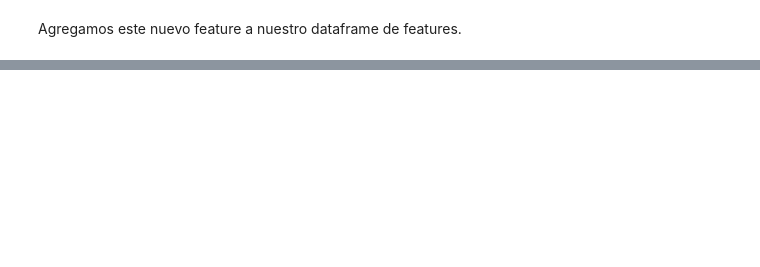
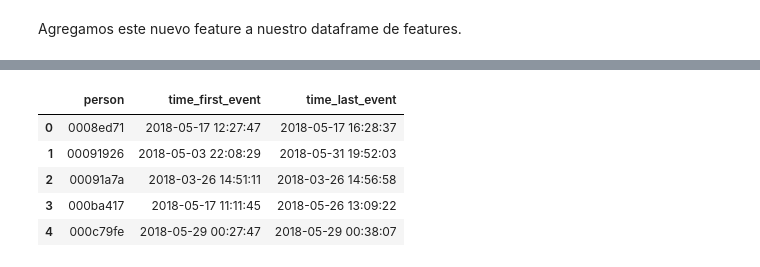
Before and after one commit to gabyrobles93/7506-TP2-MachineLearning, a Jupyter notebook: notebooks/ariel_feature_eng.ipynb, the cells around one changed output, grey strips where cells are left out. Cells and saved outputs as stored; diff of their text form; code cells hidden in the pictures; blank space fills up the shorter version.

```diff
--- a/notebooks/ariel_feature_eng.ipynb
+++ b/notebooks/ariel_feature_eng.ipynb
@@ -174,0 +173,14 @@ user_features.to_csv('features_ariel.csv')
+# %%
+personas_y_times = eventos.groupby(['person']).agg({
+    'timestamp': ['min', 'max']
+})
+personas_y_times.reset_index(inplace=True)
+personas_y_times.columns = ['person', 'time_first_event', 'time_last_event']
+personas_y_times.head()
+# %% [output]
+|  | person | time_first_event | time_last_event |
+| 0 | 0008ed71 | 2018-05-17 12:27:47 | 2018-05-17 16:28:37 |
+| 1 | 00091926 | 2018-05-03 22:08:29 | 2018-05-31 19:52:03 |
+| 2 | 00091a7a | 2018-03-26 14:51:11 | 2018-03-26 14:56:58 |
+| 3 | 000ba417 | 2018-05-17 11:11:45 | 2018-05-26 13:09:22 |
+| 4 | 000c79fe | 2018-05-29 00:27:47 | 2018-05-29 00:38:07 |
```
Also changed, not shown: parts of 10 cells of this notebook.
